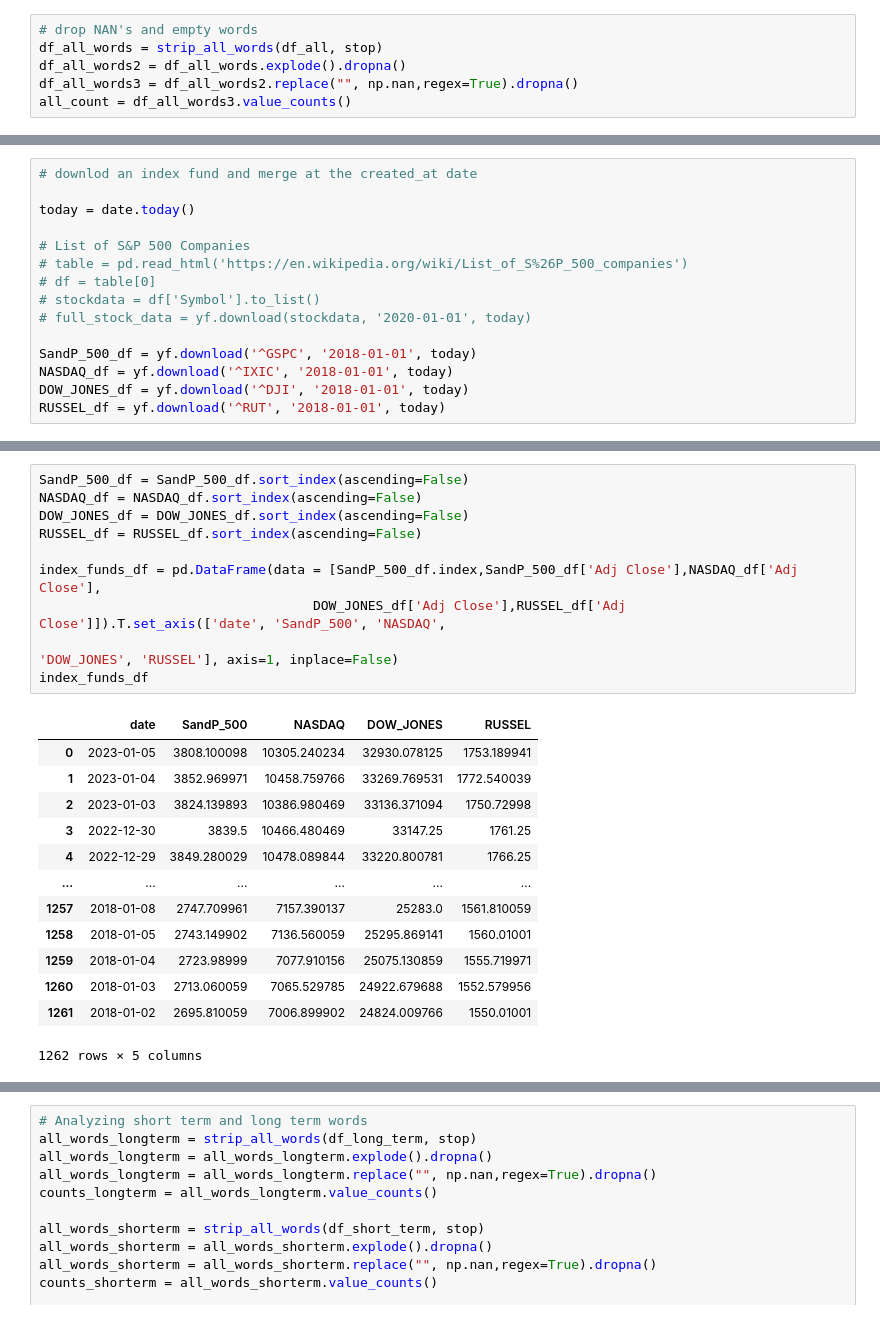
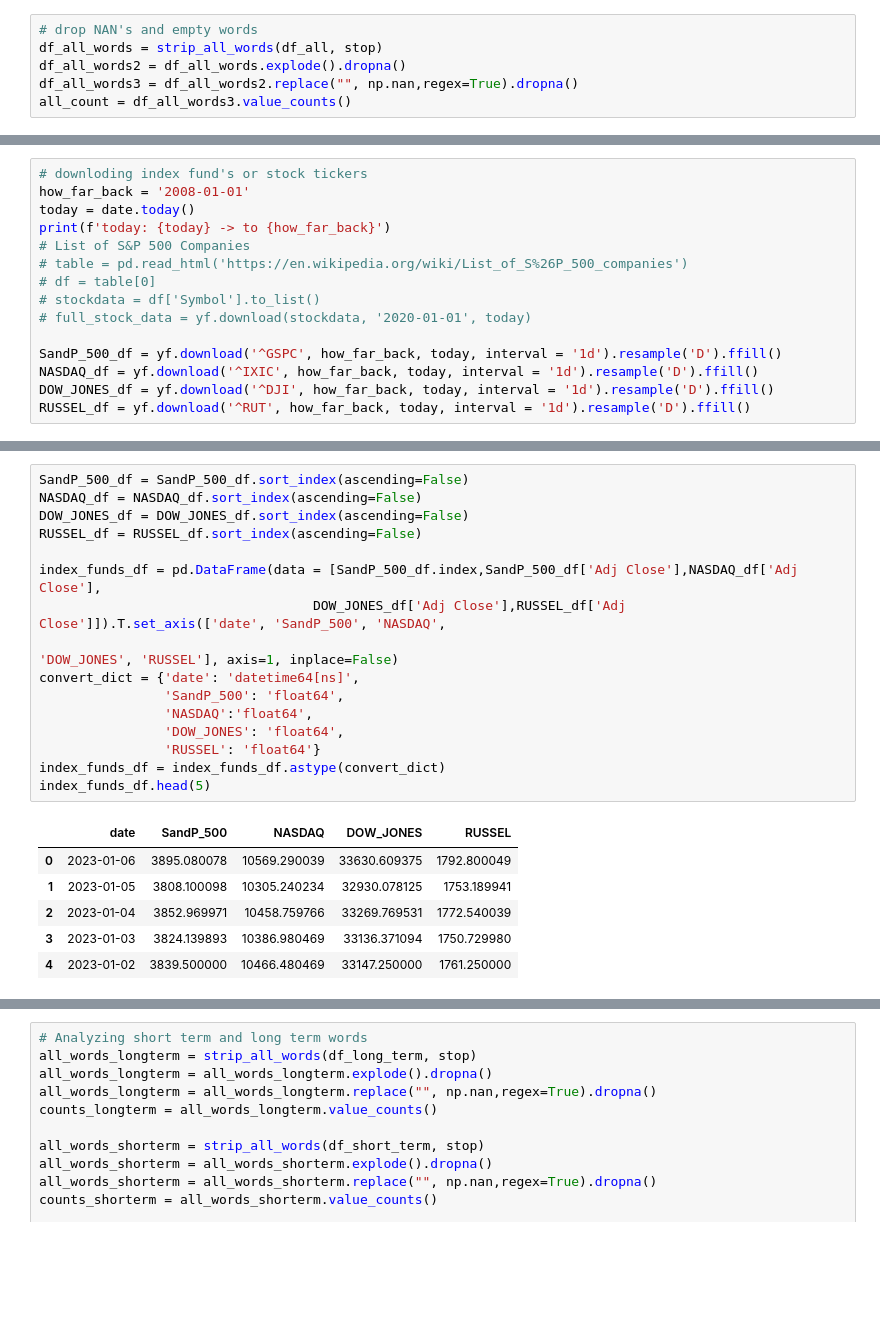
Before and after one commit to KeatonSpiller/Sentiment_Analysis, a Jupyter notebook: Stock_Market/scripts/TwitterBot.ipynb, the cells around one changed output, grey strips where cells are left out. Cells and saved outputs as stored; diff of their text form; blank space fills up the shorter version.

```diff
--- a/Stock_Market/scripts/TwitterBot.ipynb
+++ b/Stock_Market/scripts/TwitterBot.ipynb
@@ -303,16 +337,16 @@ df_all_prob.tail()
 # %%
-# downlod an index fund and merge at the created_at date
-
+# downloding index fund's or stock tickers
+how_far_back = '2008-01-01'
 today = date.today()
-
+print(f'today: {today} -> to {how_far_back}')
 # List of S&P 500 Companies
 # table = pd.read_html('https://en.wikipedia.org/wiki/List_of_S%26P_500_companies')
 # df = table[0]
 # stockdata = df['Symbol'].to_list()
 # full_stock_data = yf.download(stockdata, '2020-01-01', today)
 
-SandP_500_df = yf.download('^GSPC', '2018-01-01', today)
-NASDAQ_df = yf.download('^IXIC', '2018-01-01', today)
-DOW_JONES_df = yf.download('^DJI', '2018-01-01', today)
-RUSSEL_df = yf.download('^RUT', '2018-01-01', today)
+SandP_500_df = yf.download('^GSPC', how_far_back, today, interval = '1d').resample('D').ffill()
+NASDAQ_df = yf.download('^IXIC', how_far_back, today, interval = '1d').resample('D').ffill()
+DOW_JONES_df = yf.download('^DJI', how_far_back, today, interval = '1d').resample('D').ffill()
+RUSSEL_df = yf.download('^RUT', how_far_back, today, interval = '1d').resample('D').ffill()
 # %% [output]
@@ -323,24 +370,23 @@ RUSSEL_df = yf.download('^RUT', '2018-01-01', today)
 # %%
 SandP_500_df = SandP_500_df.sort_index(ascending=False)
 NASDAQ_df = NASDAQ_df.sort_index(ascending=False)
 DOW_JONES_df = DOW_JONES_df.sort_index(ascending=False)
 RUSSEL_df = RUSSEL_df.sort_index(ascending=False)
 
 index_funds_df = pd.DataFrame(data = [SandP_500_df.index,SandP_500_df['Adj Close'],NASDAQ_df['Adj Close'],
                                    DOW_JONES_df['Adj Close'],RUSSEL_df['Adj Close']]).T.set_axis(['date', 'SandP_500', 'NASDAQ',
                                                                                                   'DOW_JONES', 'RUSSEL'], axis=1, inplace=False)
-index_funds_df
+convert_dict = {'date': 'datetime64[ns]',
+                'SandP_500': 'float64',
+                'NASDAQ':'float64',
+                'DOW_JONES': 'float64',
+                'RUSSEL': 'float64'}
+index_funds_df = index_funds_df.astype(convert_dict)
+index_funds_df.head(5)
 # %% [output]
 |  | date | SandP_500 | NASDAQ | DOW_JONES | RUSSEL |
-| 0 | 2023-01-05 | 3808.100098 | 10305.240234 | 32930.078125 | 1753.189941 |
-| 1 | 2023-01-04 | 3852.969971 | 10458.759766 | 33269.769531 | 1772.540039 |
-| 2 | 2023-01-03 | 3824.139893 | 10386.980469 | 33136.371094 | 1750.72998 |
-| 3 | 2022-12-30 | 3839.5 | 10466.480469 | 33147.25 | 1761.25 |
-| 4 | 2022-12-29 | 3849.280029 | 10478.089844 | 33220.800781 | 1766.25 |
-| ... | ... | ... | ... | ... | ... |
-| 1257 | 2018-01-08 | 2747.709961 | 7157.390137 | 25283.0 | 1561.810059 |
-| 1258 | 2018-01-05 | 2743.149902 | 7136.560059 | 25295.869141 | 1560.01001 |
-| 1259 | 2018-01-04 | 2723.98999 | 7077.910156 | 25075.130859 | 1555.719971 |
-| 1260 | 2018-01-03 | 2713.060059 | 7065.529785 | 24922.679688 | 1552.579956 |
-| 1261 | 2018-01-02 | 2695.810059 | 7006.899902 | 24824.009766 | 1550.01001 |
+| 0 | 2023-01-06 | 3895.080078 | 10569.290039 | 33630.609375 | 1792.800049 |
+| 1 | 2023-01-05 | 3808.100098 | 10305.240234 | 32930.078125 | 1753.189941 |
+| 2 | 2023-01-04 | 3852.969971 | 10458.759766 | 33269.769531 | 1772.540039 |
+| 3 | 2023-01-03 | 3824.139893 | 10386.980469 | 33136.371094 | 1750.729980 |
+| 4 | 2023-01-02 | 3839.500000 | 10466.480469 | 33147.250000 | 1761.250000 |
-1262 rows × 5 columns
```
Also changed, not shown: parts of 20 cells of this notebook, 36 other files.
